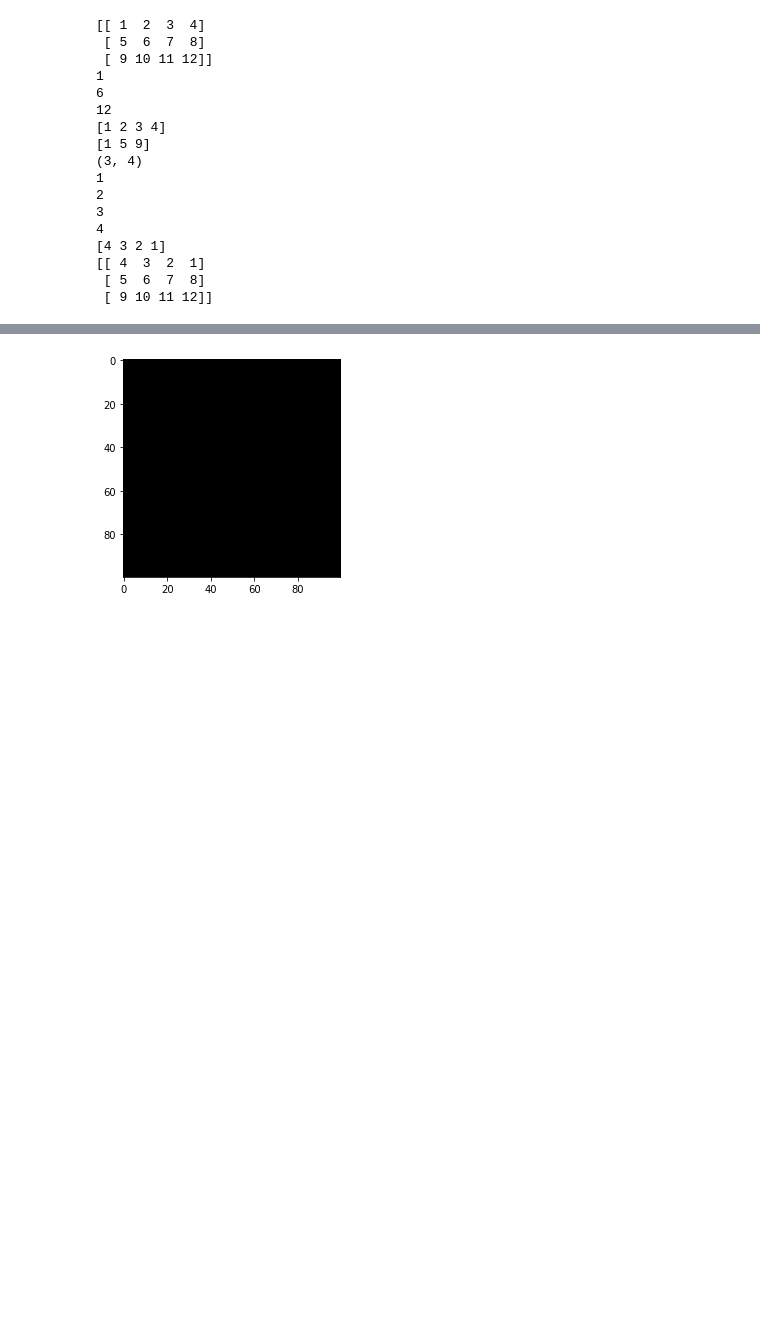
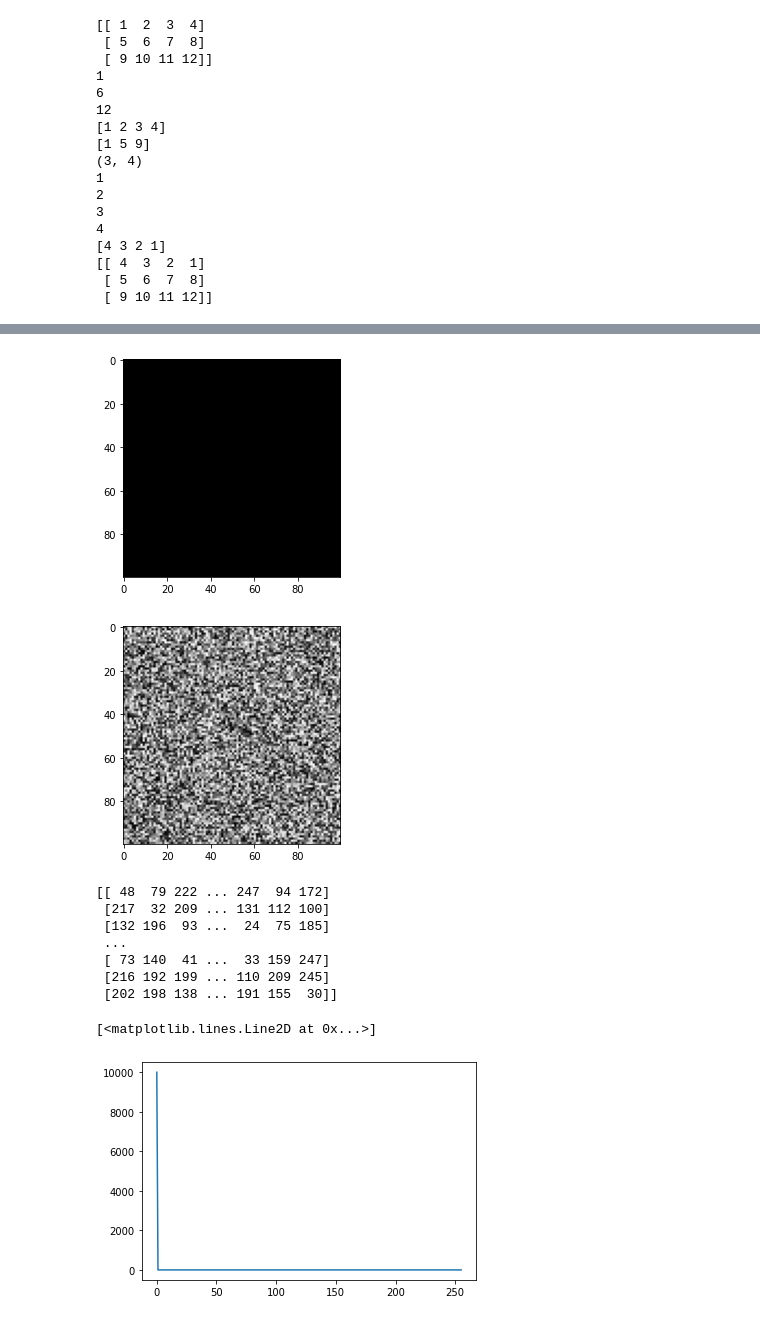
Before and after one commit to TheGer/pythonStuff, a Jupyter notebook: lesson_examples.ipynb, the cells around one changed output, grey strips where cells are left out. Drawn from its saved outputs; the diff is of its cells as text; code cells hidden in the pictures; blank space fills up the shorter version.

```diff
--- a/lesson_examples.ipynb
+++ b/lesson_examples.ipynb
@@ -139,18 +139,37 @@ Image.fromarray(MySecondImage.astype(np.uint8)).save('gerry.png')
 # %%
 #Starting Histograms
 
 import numpy as np
 import matplotlib.pyplot as plt
 
 import matplotlib.cm as cm
+import cv2
 
 #creating an empty 100x100 image
-HistogramImage = np.zeros([100,100],dtype=np.uint8)
-HistogramImage2 = np.random.randint(0,255,size=HistogramImage.shape)
+HistogramImage = np.zeros([100,100],dtype='uint8')
+HistogramImage2 = np.random.randint(0,256,size=HistogramImage.shape)
 
-plt.imshow(HistogramImage,cmap=cm.gray,vmin=0,vmax=255)
+plt.imshow(HistogramImage,cmap=cm.gray,vmin=0,vmax=256)
 plt.show()
-plt.imshow(HistogramImage2,cmap=cm.gray,vmin=0,vmax=255)
+plt.imshow(HistogramImage2,cmap=cm.gray,vmin=0,vmax=256)
 plt.show()
+
+
+print(HistogramImage2)
+
+histogram = cv2.calcHist([HistogramImage],[0],None,[256],[0,256])
+plt.plot(histogram)
+histogram2 = cv2.calcHist([HistogramImage2],[0],None,[256],[0,256])
+plt.plot(histogram2)
 # %% [output]
 [figure]
+[figure, added]
+[[ 48  79 222 ... 247  94 172]
+ [217  32 209 ... 131 112 100]
+ [132 196  93 ...  24  75 185]
+ ...
+ [ 73 140  41 ...  33 159 247]
+ [216 192 199 ... 110 209 245]
+ [202 198 138 ... 191 155  30]]
+[<matplotlib.lines.Line2D at 0x...>]
+[figure, added]
```
Also changed, not shown: parts of 1 cell of this notebook, 2 other files.
